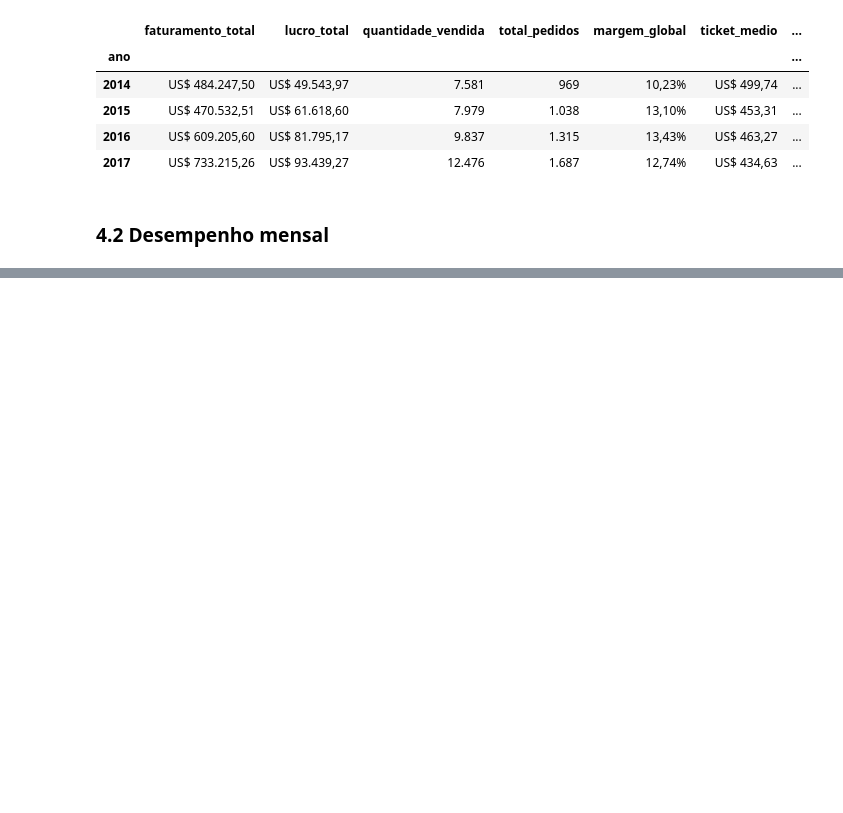
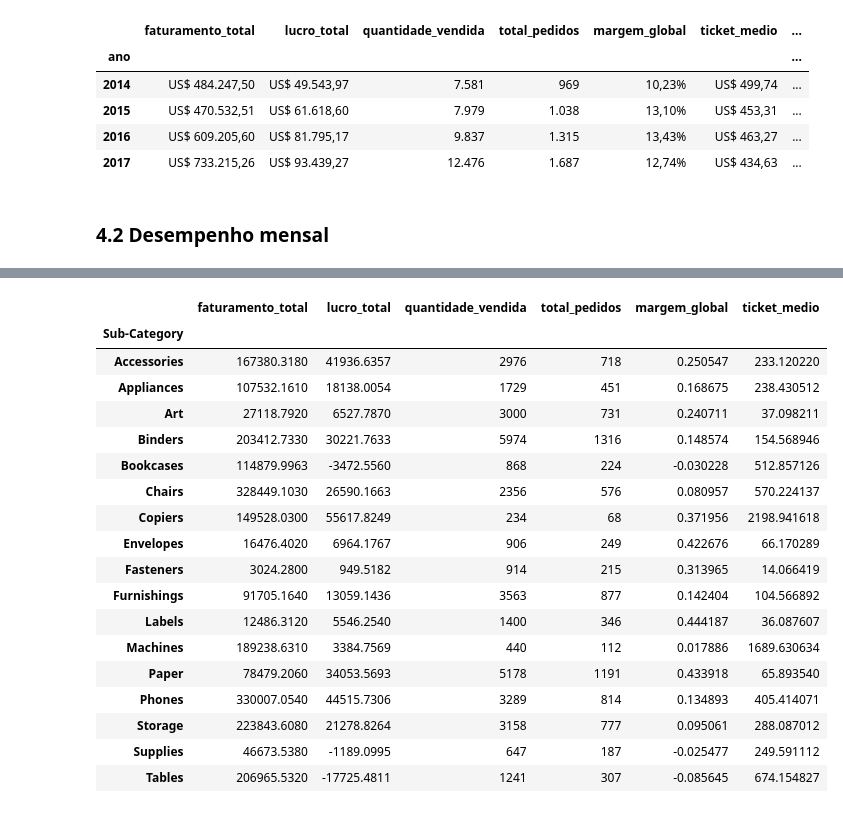
Before and after one commit to Mattanatecn/projetoanalisevendas-SAMPLE-SUPERSTORE, a Jupyter notebook: notebooks/analise_final.ipynb, the cells around one changed output, grey strips where cells are left out. Saved outputs shown, nothing was run; the diff lists cells and outputs as text; code cells hidden in the pictures; blank space fills up the shorter version.

```diff
--- a/notebooks/analise_final.ipynb
+++ b/notebooks/analise_final.ipynb
@@ -277,0 +422,23 @@ resumo_anual_formatado
+# %%
+resumo_subcategoria=resumir_por_grupo(df,'Sub-Category')
+resumo_subcategoria
+# %% [output]
+|  | faturamento_total | lucro_total | quantidade_vendida | total_pedidos | margem_global | ticket_medio |
+| Sub-Category |  |  |  |  |  |  |
+| Accessories | 167380.3180 | 41936.6357 | 2976 | 718 | 0.250547 | 233.120220 |
+| Appliances | 107532.1610 | 18138.0054 | 1729 | 451 | 0.168675 | 238.430512 |
+| Art | 27118.7920 | 6527.7870 | 3000 | 731 | 0.240711 | 37.098211 |
+| Binders | 203412.7330 | 30221.7633 | 5974 | 1316 | 0.148574 | 154.568946 |
+| Bookcases | 114879.9963 | -3472.5560 | 868 | 224 | -0.030228 | 512.857126 |
+| Chairs | 328449.1030 | 26590.1663 | 2356 | 576 | 0.080957 | 570.224137 |
+| Copiers | 149528.0300 | 55617.8249 | 234 | 68 | 0.371956 | 2198.941618 |
+| Envelopes | 16476.4020 | 6964.1767 | 906 | 249 | 0.422676 | 66.170289 |
+| Fasteners | 3024.2800 | 949.5182 | 914 | 215 | 0.313965 | 14.066419 |
+| Furnishings | 91705.1640 | 13059.1436 | 3563 | 877 | 0.142404 | 104.566892 |
+| Labels | 12486.3120 | 5546.2540 | 1400 | 346 | 0.444187 | 36.087607 |
+| Machines | 189238.6310 | 3384.7569 | 440 | 112 | 0.017886 | 1689.630634 |
+| Paper | 78479.2060 | 34053.5693 | 5178 | 1191 | 0.433918 | 65.893540 |
+| Phones | 330007.0540 | 44515.7306 | 3289 | 814 | 0.134893 | 405.414071 |
+| Storage | 223843.6080 | 21278.8264 | 3158 | 777 | 0.095061 | 288.087012 |
+| Supplies | 46673.5380 | -1189.0995 | 647 | 187 | -0.025477 | 249.591112 |
+| Tables | 206965.5320 | -17725.4811 | 1241 | 307 | -0.085645 | 674.154827 |
```
Also changed, not shown: parts of 17 cells of this notebook.
